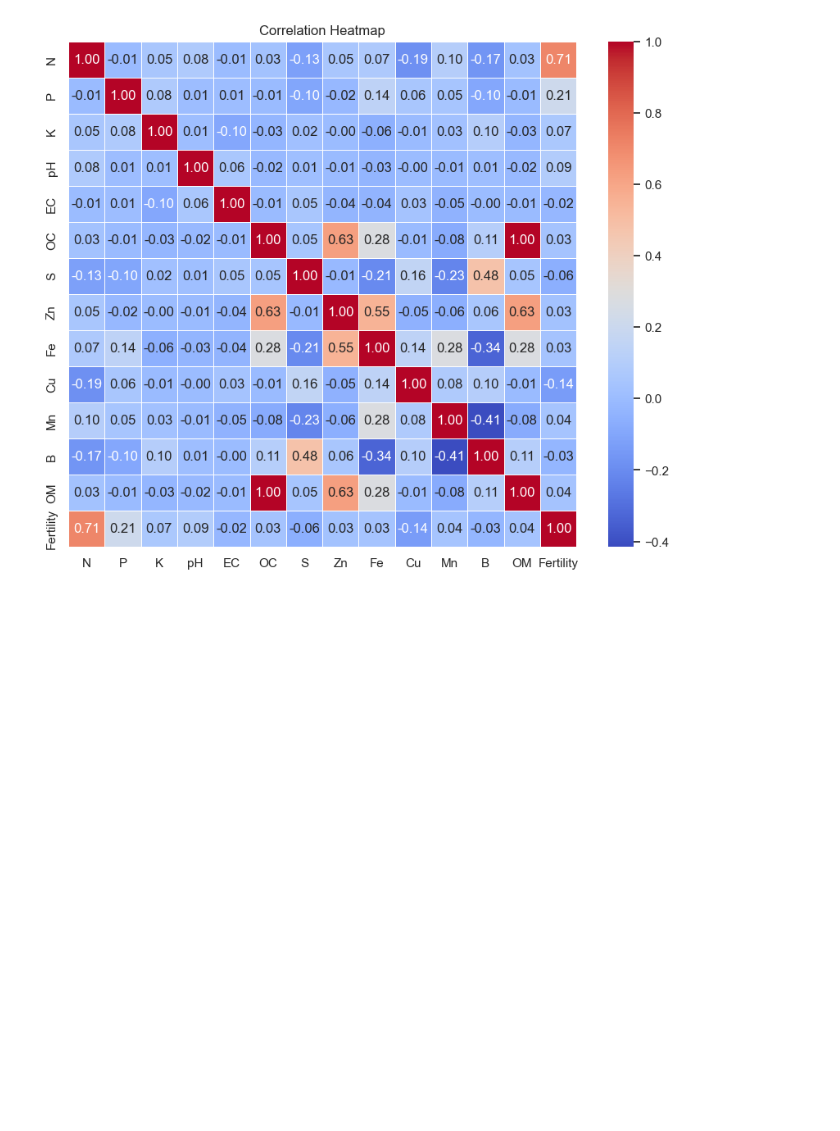
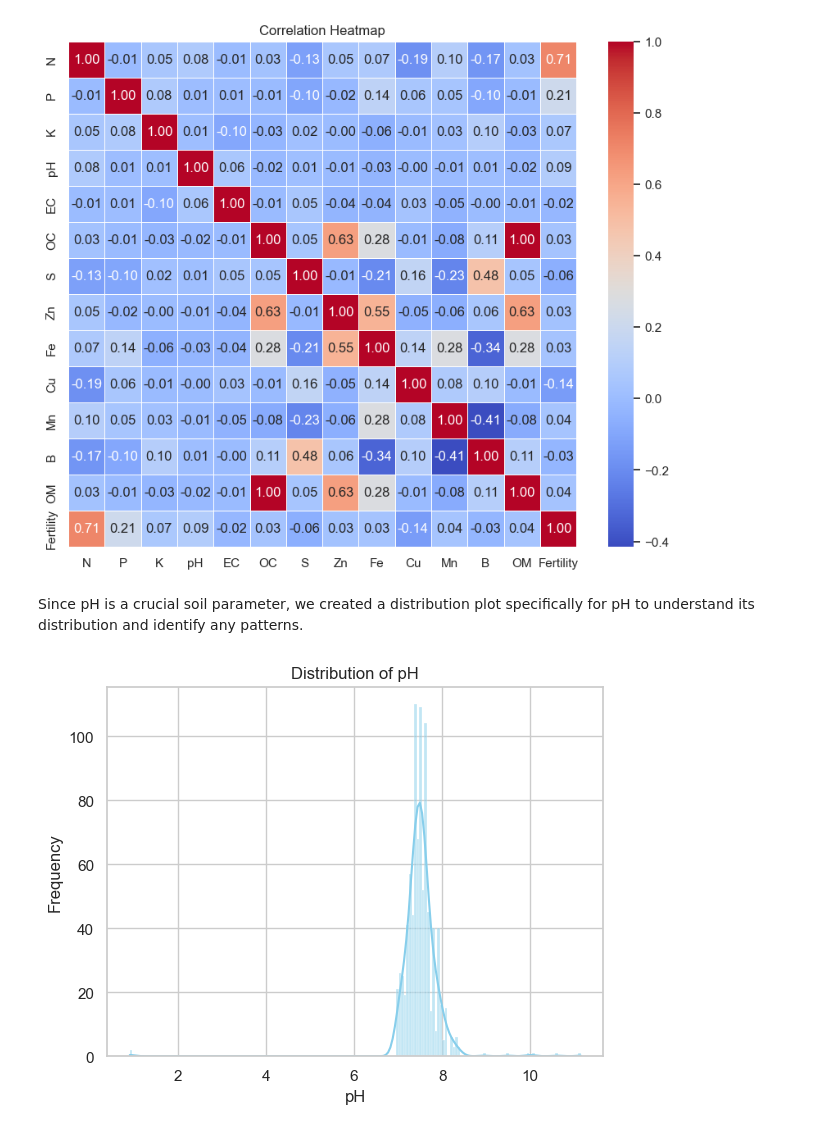
Before and after one commit to Maria-Djadi01/Data-Mining-Project, a Jupyter notebook: notebooks/static_eda.ipynb, the cells around one changed output. Cells and saved outputs as stored; diff of their text form; code cells hidden in the pictures; blank space fills up the shorter version.

```diff
--- a/notebooks/static_eda.ipynb
+++ b/notebooks/static_eda.ipynb
@@ -169,0 +173,10 @@ correlation_plots(static_df)
+# %% [markdown]
+Since pH is a crucial soil parameter, we created a distribution plot specifically for pH to understand its distribution and identify any patterns.
+# %%
+sns.histplot(static_df['pH'], kde=True, color='skyblue')
+plt.title('Distribution of pH')
+plt.xlabel('pH')
+plt.ylabel('Frequency')
+plt.show()
+# %% [output]
+[figure, added]
```
Also changed, not shown: parts of 8 cells of this notebook, 7 other files.
